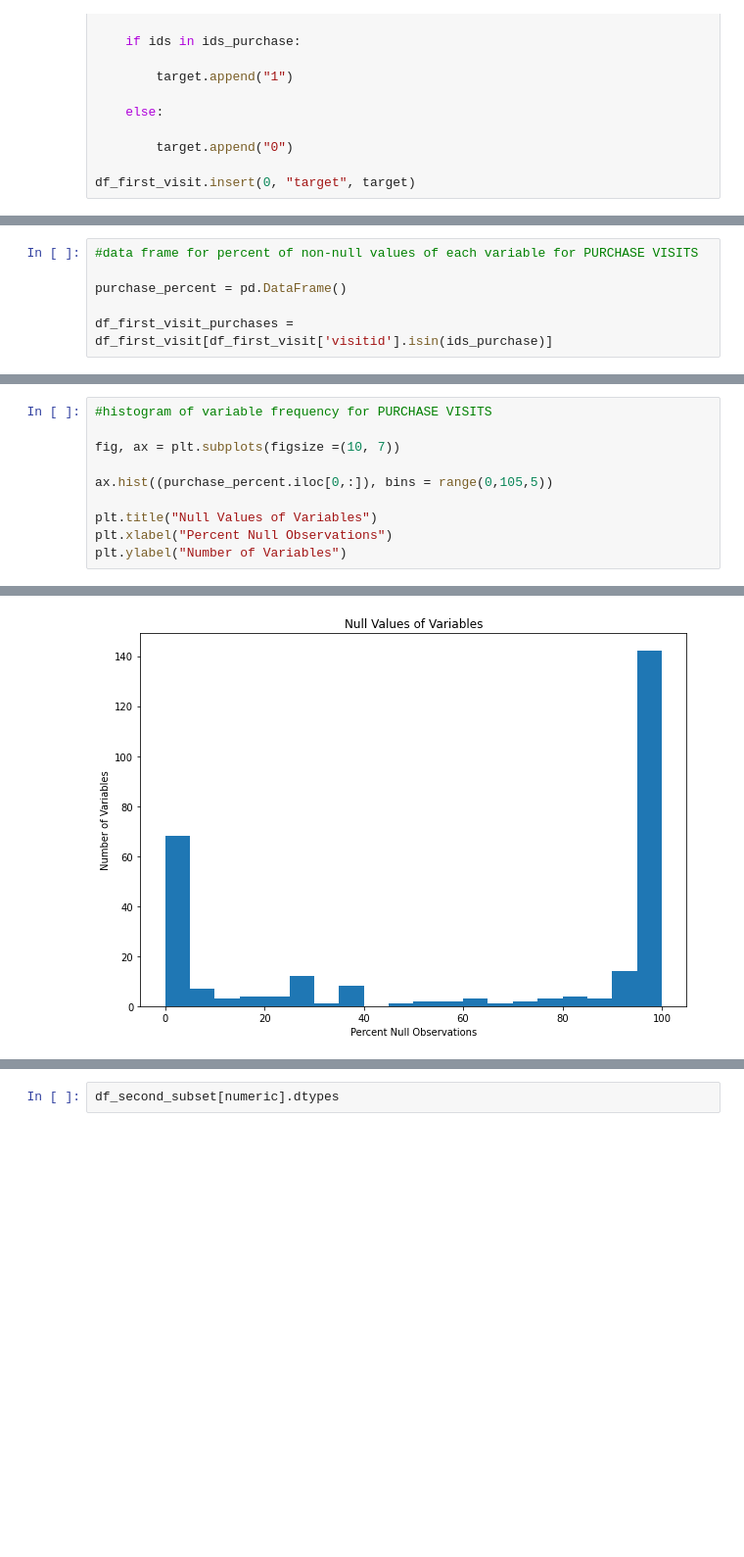
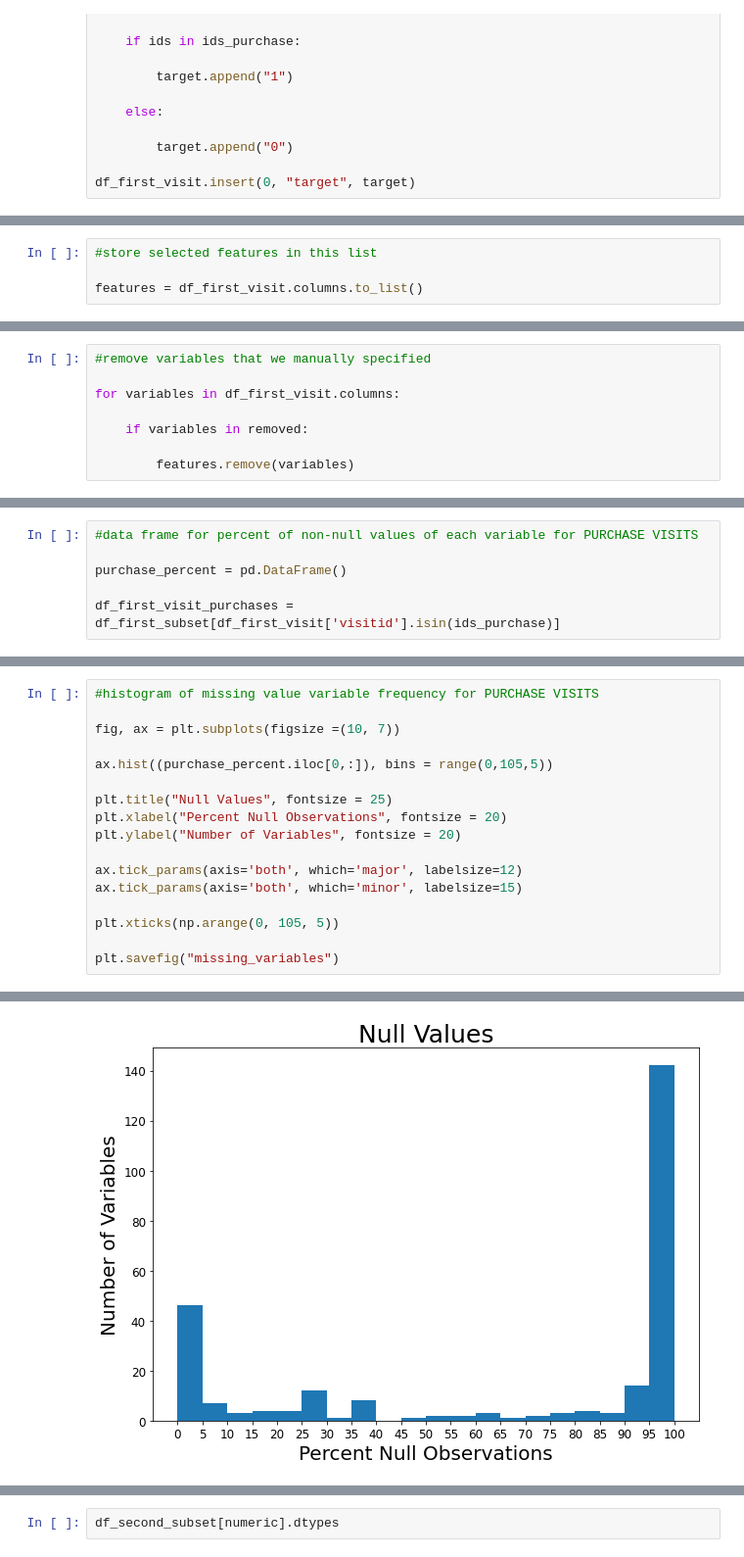
Before and after one commit to toriwang24/M148, a Jupyter notebook: feature_selection.ipynb, the cells around one changed output, grey strips where cells are left out. Shown: that part at 98% size. Drawn from its saved outputs; the diff is of its cells as text; blank space fills up the shorter version.

```diff
--- a/feature_selection.ipynb
+++ b/feature_selection.ipynb
@@ -159,0 +148,4 @@ df_first_visit.head(1)
+# %%
+#store selected features in this list
+
+features = df_first_visit.columns.to_list()
@@ -159,0 +160,8 @@ df_first_visit.head(1)
+# %%
+#remove variables that we manually specified
+
+for variables in df_first_visit.columns:
+
+    if variables in removed:
+
+        features.remove(variables)
@@ -162,5 +182,5 @@ df_first_visit.head(1)
 
 purchase_percent = pd.DataFrame()
 
-df_first_visit_purchases = df_first_visit[df_first_visit['visitid'].isin(ids_purchase)]
+df_first_visit_purchases = df_first_subset[df_first_visit['visitid'].isin(ids_purchase)]
 # %%
@@ -177,11 +203,18 @@ purchase_percent
 # %%
-#histogram of variable frequency for PURCHASE VISITS
+#histogram of missing value variable frequency for PURCHASE VISITS
 
 fig, ax = plt.subplots(figsize =(10, 7))
 
 ax.hist((purchase_percent.iloc[0,:]), bins = range(0,105,5))
 
-plt.title("Null Values of Variables")
-plt.xlabel("Percent Null Observations")
-plt.ylabel("Number of Variables")
+plt.title("Null Values", fontsize = 25)
+plt.xlabel("Percent Null Observations", fontsize = 20)
+plt.ylabel("Number of Variables", fontsize = 20)
+
+ax.tick_params(axis='both', which='major', labelsize=12)
+ax.tick_params(axis='both', which='minor', labelsize=15)
+
+plt.xticks(np.arange(0, 105, 5))
+
+plt.savefig("missing_variables")
 # %% [output]
@@ -189,2 +221,2 @@ Text(0, 0.5, 'Number of Variables')
-[figure, old version]
+[figure, new version]
 # %%
```
Also changed, not shown: parts of 59 cells of this notebook.
